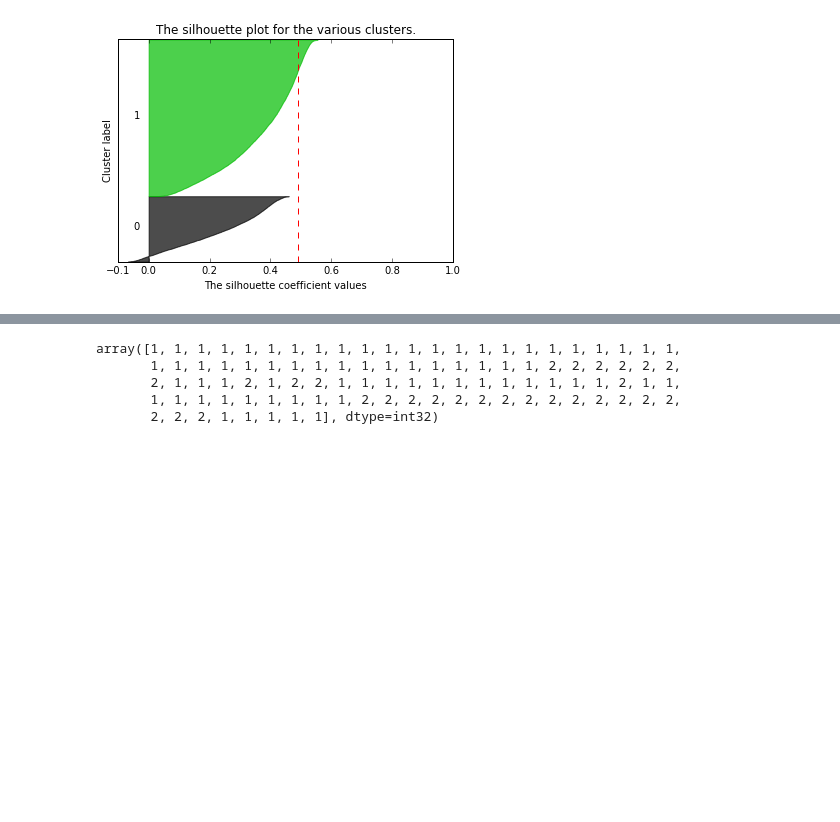
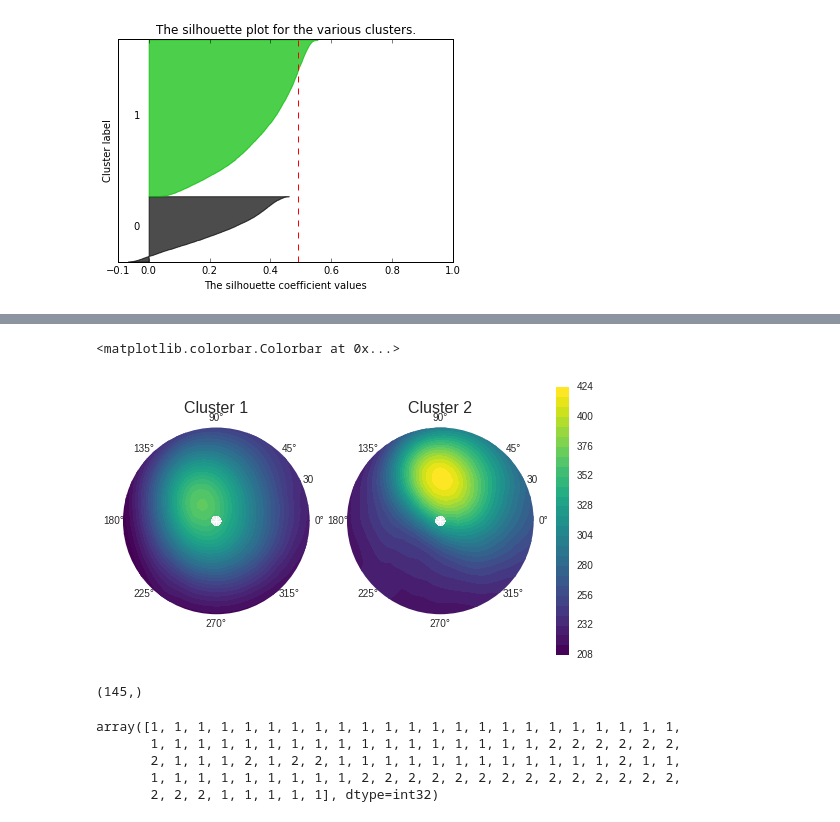
Before and after one commit to JiaweiZhuang/CS205_final_project, a Jupyter notebook: Data_Analysis/SSW.ipynb, the cells around one changed output, grey strips where cells are left out. Cells and saved outputs as stored; diff of their text form; code cells hidden in the pictures; blank space fills up the shorter version.

```diff
--- a/Data_Analysis/SSW.ipynb
+++ b/Data_Analysis/SSW.ipynb
@@ -122,0 +130,6 @@ plt.ylabel('Height (hPa)')
+# %%
+cluster_labels = cluster_labels[0:16418]
+idx1 = np.where(cluster_labels==1)
+idx1 = idx1[0]
+idx2 = np.where(cluster_labels==2)
+idx2 = idx2[0]
@@ -123,3 +146,32 @@ plt.ylabel('Height (hPa)')
+# %%
+lon = np.append(lon,[360])
+latidx = np.where((lat>55)&(lat<90))
+lat = lat[latidx[0]]
+PV = PV[:,latidx[0],:]
+PV = PV[365*8+7:,:,:]
+# %%
+PV_cluster1 = np.mean(PV[idx1,:,:],axis=0)
+PV_cluster1 = np.append(PV_cluster1,np.expand_dims(PV_cluster1[:,0],axis=1),axis=1)
+PV_cluster2 = np.mean(PV[idx2,:,:],axis=0)
+PV_cluster2 = np.append(PV_cluster2,np.expand_dims(PV_cluster2[:,0],axis=1),axis=1)
+latt, lonn = np.meshgrid(lat,lon)
+
+fig, axes = plt.subplots(nrows=1, ncols=2,subplot_kw=dict(projection='polar'))
+p1 = axes[0].contourf(np.radians(lonn),90-latt,1000000*PV_cluster1.transpose(),30,cmap='viridis',projection='polar',vmin=210,vmax=420)
+axes[0].set_title('Cluster 1',fontsize=16)
+axes[0].set_rlim(0,30)
+
+p2 = axes[1].contourf(np.radians(lonn),90-latt,1000000*PV_cluster2.transpose(),30,cmap='viridis',projection='polar',vmin=210,vmax=420)
+axes[1].set_title('Cluster 2',fontsize=16)
+axes[1].set_rlim(0,30)
+fig.colorbar(p2, ax=axes.ravel().tolist(),fraction=0.03)
+# %% [output]
+<matplotlib.colorbar.Colorbar at 0x...>
+[figure, added]
+# %%
+lon.shape
+# %% [output]
+(145,)
 # %%
 if sys.byteorder=='little':
     cluster_labels.byteswap(True)
```
Also changed, not shown: parts of 4 cells of this notebook, 8 other files.
